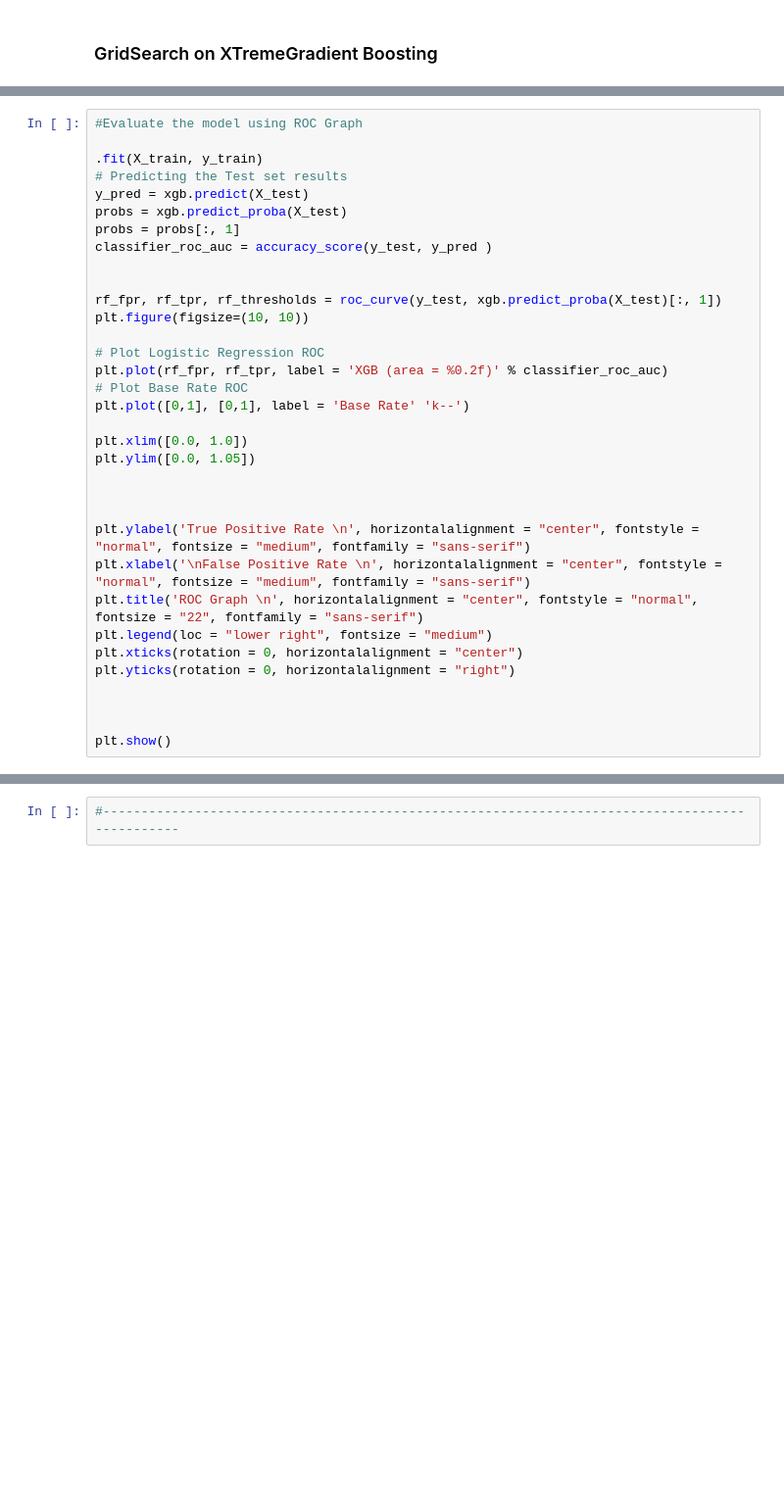
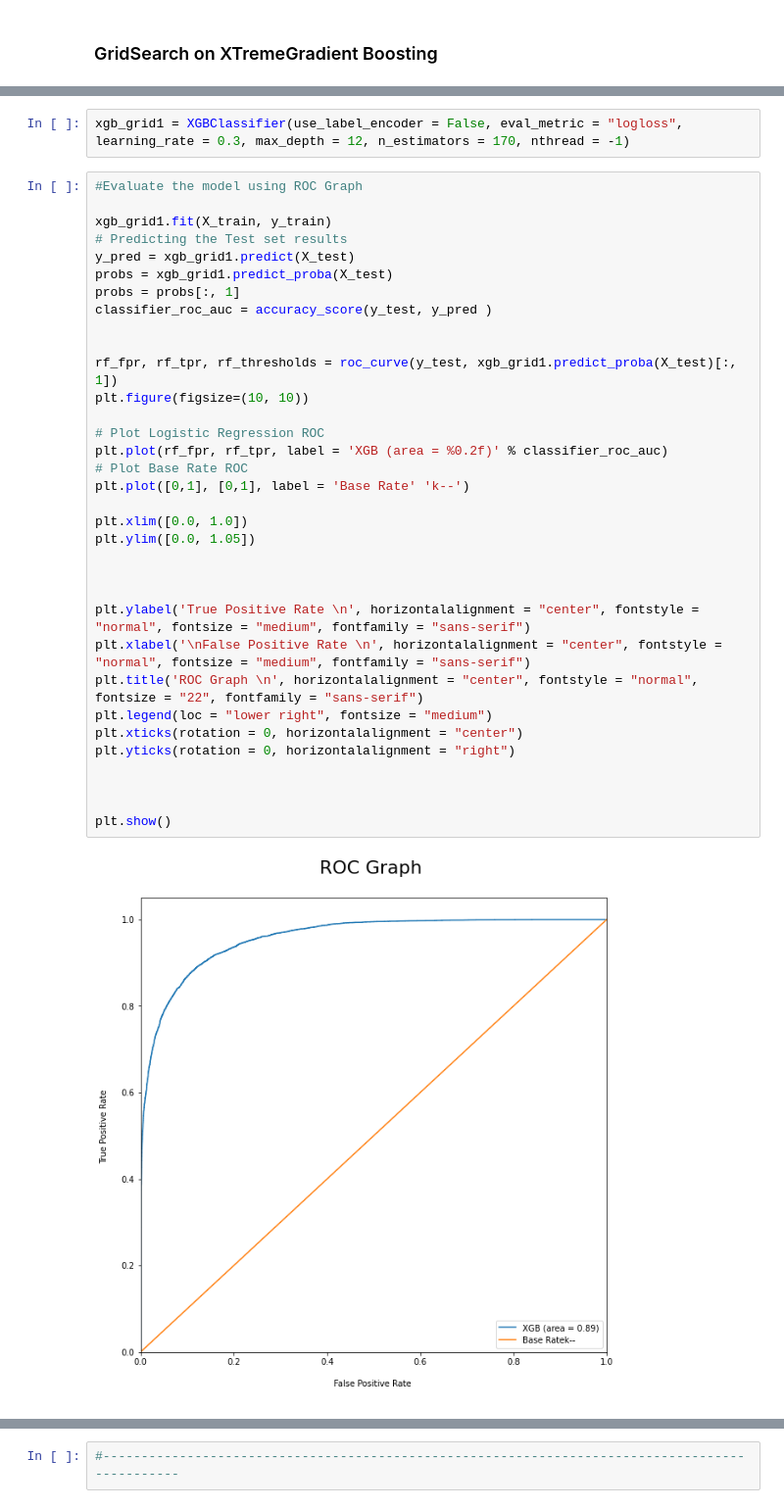
Before and after one commit to lucatesta-code/Hotel_Booking_Demand_ML, a Jupyter notebook: Project.ipynb, the cells around one changed output, grey strips where cells are left out. Shown at 98% size. Drawn from its saved outputs; the diff is of its cells as text; blank space fills up the shorter version.

```diff
--- a/Project.ipynb
+++ b/Project.ipynb
@@ -773,37 +775,41 @@ xgb_grid1 = grid.best_params_
+# %%
+xgb_grid1 = XGBClassifier(use_label_encoder = False, eval_metric = "logloss", learning_rate = 0.3, max_depth = 12, n_estimators = 170, nthread = -1)
 # %%
 #Evaluate the model using ROC Graph
 
-.fit(X_train, y_train)
+xgb_grid1.fit(X_train, y_train)
 # Predicting the Test set results
-y_pred = xgb.predict(X_test)
-probs = xgb.predict_proba(X_test)
+y_pred = xgb_grid1.predict(X_test)
+probs = xgb_grid1.predict_proba(X_test)
 probs = probs[:, 1]
 classifier_roc_auc = accuracy_score(y_test, y_pred )
 
 
-rf_fpr, rf_tpr, rf_thresholds = roc_curve(y_test, xgb.predict_proba(X_test)[:, 1])
+rf_fpr, rf_tpr, rf_thresholds = roc_curve(y_test, xgb_grid1.predict_proba(X_test)[:, 1])
 plt.figure(figsize=(10, 10))
 
 # Plot Logistic Regression ROC
 plt.plot(rf_fpr, rf_tpr, label = 'XGB (area = %0.2f)' % classifier_roc_auc)
 # Plot Base Rate ROC
 plt.plot([0,1], [0,1], label = 'Base Rate' 'k--')
 
 plt.xlim([0.0, 1.0])
 plt.ylim([0.0, 1.05])
 
 
 
 plt.ylabel('True Positive Rate \n', horizontalalignment = "center", fontstyle = "normal", fontsize = "medium", fontfamily = "sans-serif")
 plt.xlabel('\nFalse Positive Rate \n', horizontalalignment = "center", fontstyle = "normal", fontsize = "medium", fontfamily = "sans-serif")
 plt.title('ROC Graph \n', horizontalalignment = "center", fontstyle = "normal", fontsize = "22", fontfamily = "sans-serif")
 plt.legend(loc = "lower right", fontsize = "medium")
 plt.xticks(rotation = 0, horizontalalignment = "center")
 plt.yticks(rotation = 0, horizontalalignment = "right")
 
 
 
 plt.show()
+# %% [output]
+[figure, added]
 # %%
 #Visualize results on a Confusion Matrix:
 
```
Also changed, not shown: parts of 5 cells of this notebook.
